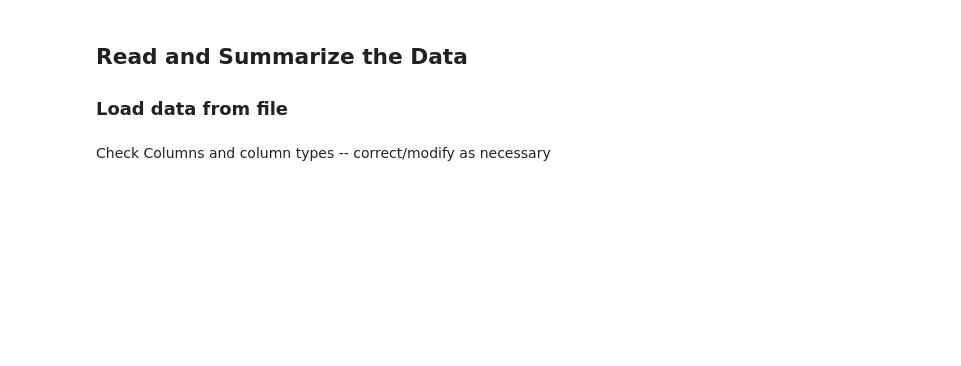
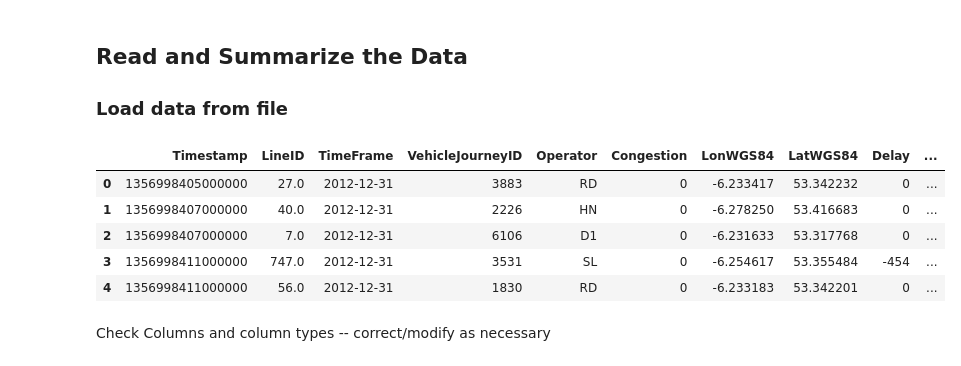
Before and after one commit to sba22230/DublinBusWeatherProject, a Jupyter notebook: Standalone_EDA.ipynb, the cells around one changed output. Cells and saved outputs as stored; diff of their text form; code cells hidden in the pictures; blank space fills up the shorter version.

```diff
--- a/Standalone_EDA.ipynb
+++ b/Standalone_EDA.ipynb
@@ -457,2 +468,36 @@ df.head()
+# %%
+data_file = './Data/Bus/Gz/siri.20130101.csv.gz'
+df = pd.read_csv(data_file, compression='gzip')
+df.columns = ['Timestamp', 'Line ID', 'Direction', 'Journey Pattern ID', 'Time Frame', 'Vehicle Journey ID', 'Operator', 'Congestion', 'Lon WGS84', 'Lat WGS84', 'Delay', 'Block ID', 'Vehicle ID', 'Stop ID', 'At Stop']
+bdf = pd.read_parquet('./Data/Bus/CleanedBusData.parquet')
+bdf['datetime'] = pd.to_datetime(bdf['datetime'])
+
+df = pd.read_csv('./Data/MetEirrean/hly175.csv', delimiter=',', header=0,  parse_dates=True, low_memory=True, skiprows=14, na_values='NAN')
+# Deal with the timestamp and make it human readable
+df['datetime'] = pd.to_datetime(df['date'])
+df['Year'] = df['datetime'].dt.year
+df['Month'] = df['datetime'].dt.month
+df['Day'] = df['datetime'].dt.day
+df['Time'] = df['datetime'].dt.time
+df['Hour'] = df['datetime'].dt.hour
+df['Minute'] = df['datetime'].dt.minute
+df = df[df['Year'] == 2013]
+df = df[df['Month'] == 1]
+df = df.astype({"rain": float})
+df = df.astype({"temp": float})
+df = df.astype({"wetb": float})
+df = df.astype({"dewpt": float})
+df = df.astype({"vappr": float})
+df = df.astype({"rhum": float})
+df = df.astype({"msl": float})
+
+bdf.head()
+# %% [output]
+|  | Timestamp | LineID | TimeFrame | VehicleJourneyID | Operator | Congestion | LonWGS84 | LatWGS84 | Delay | ... |
+| 0 | 1356998405000000 | 27.0 | 2012-12-31 | 3883 | RD | 0 | -6.233417 | 53.342232 | 0 | ... |
+| 1 | 1356998407000000 | 40.0 | 2012-12-31 | 2226 | HN | 0 | -6.278250 | 53.416683 | 0 | ... |
+| 2 | 1356998407000000 | 7.0 | 2012-12-31 | 6106 | D1 | 0 | -6.231633 | 53.317768 | 0 | ... |
+| 3 | 1356998411000000 | 747.0 | 2012-12-31 | 3531 | SL | 0 | -6.254617 | 53.355484 | -454 | ... |
+| 4 | 1356998411000000 | 56.0 | 2012-12-31 | 1830 | RD | 0 | -6.233183 | 53.342201 | 0 | ... |
 # %% [markdown]
 Check Columns and column types -- correct/modify as necessary
```
Also changed, not shown: parts of 32 cells of this notebook, 2 other files.
